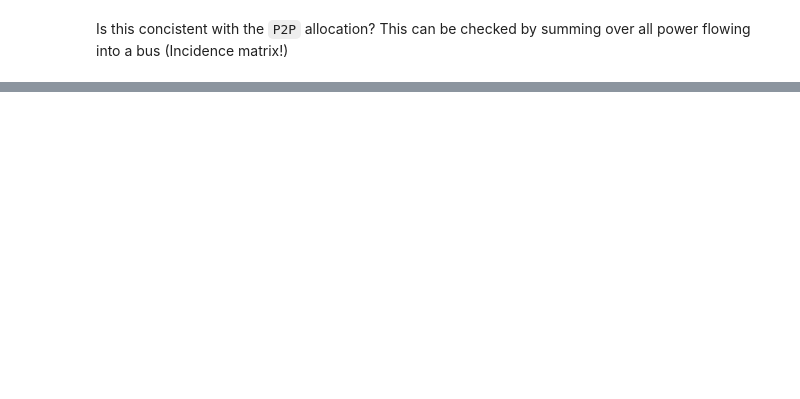
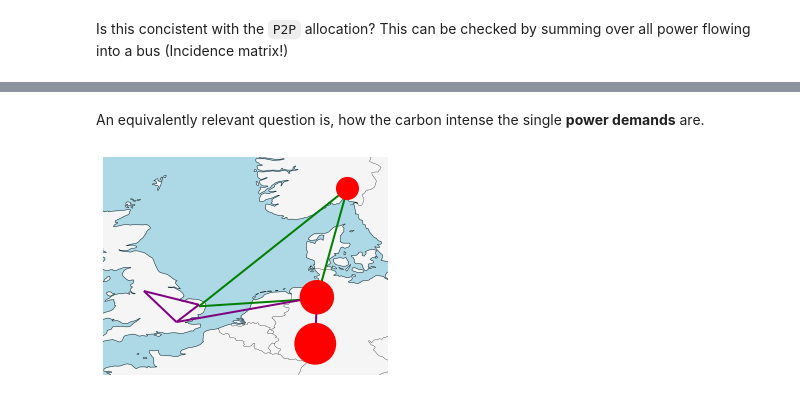
Before and after one commit to FRESNA/netallocation, a Jupyter notebook: examples/Getting Started.ipynb, the cells around one changed output, grey strips where cells are left out. Drawn from its saved outputs; the diff is of its cells as text; code cells hidden in the pictures; blank space fills up the shorter version.

```diff
--- a/examples/Getting Started.ipynb
+++ b/examples/Getting Started.ipynb
@@ -71,0 +204,7 @@ n.plot(flow = co2_flow.to_series(), jitter=.7, margin=.2, title='Average Carbon
+# %% [markdown]
+An equivalently relevant question is, how the carbon intense the single **power demands** are.
+# %%
+co2_consumption = co2_allocation.peer_to_peer.sum(['source', 'snapshot', 'source_carrier'])
+n.plot(bus_sizes=co2_consumption.to_series()/1e2, bus_colors='red', **plot_kwargs);
+# %% [output]
+[figure, added]
```
Also changed, not shown: parts of 23 cells of this notebook, 3 other files.
